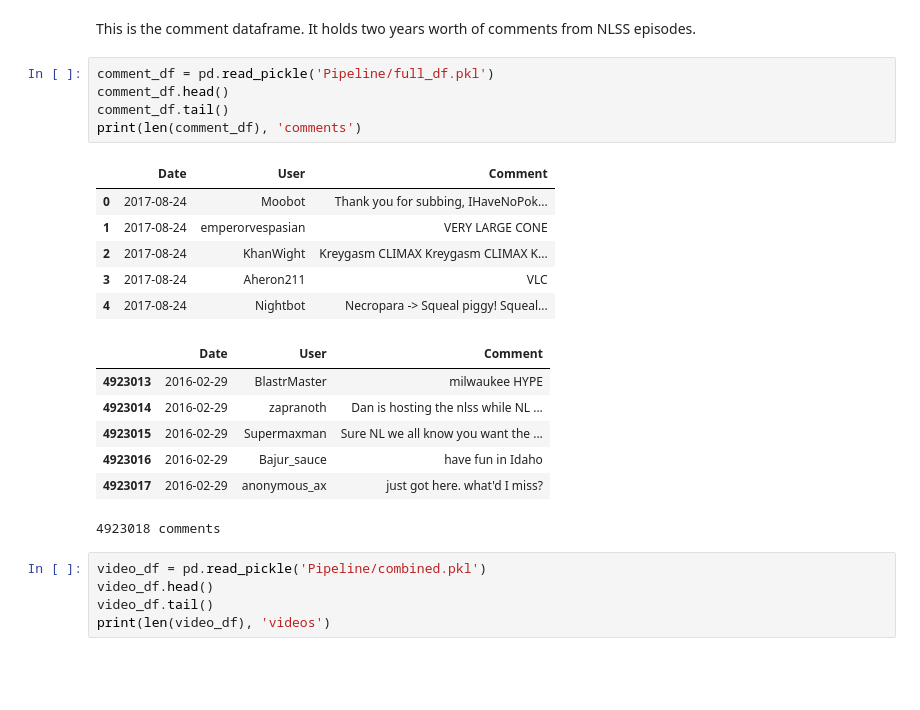
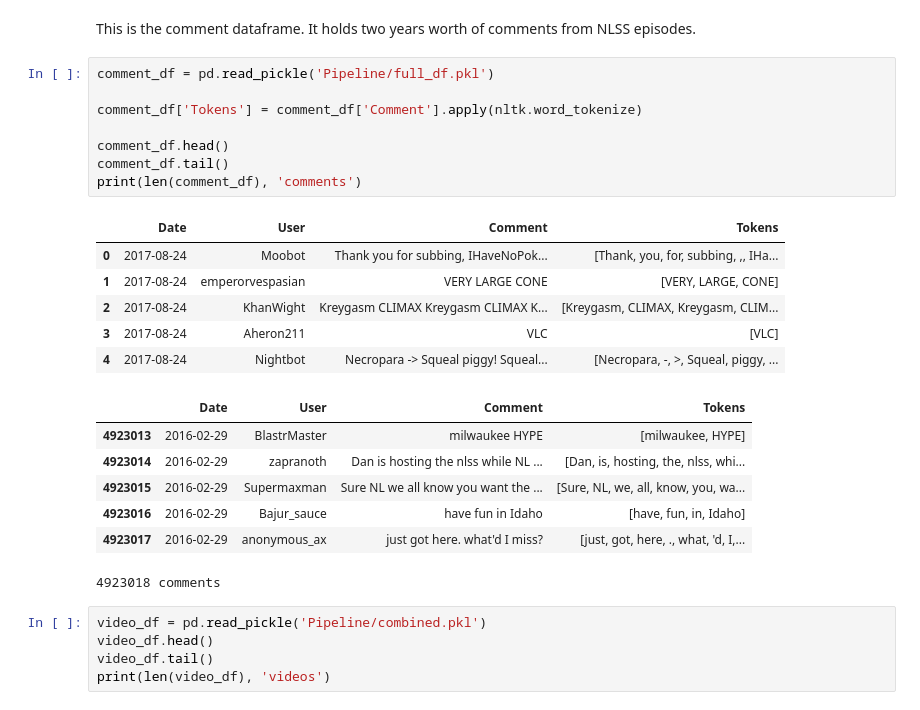
Before and after one commit to Data-Science-for-Linguists/NLSS_Project, a Jupyter notebook: NLSS_V3.ipynb, the cells around one changed output. Cells and saved outputs as stored; diff of their text form; blank space fills up the shorter version.

Commit message:
tokenized

```diff
--- a/NLSS_V3.ipynb
+++ b/NLSS_V3.ipynb
@@ -10,22 +10,25 @@ import numpy as np
 This is the comment dataframe. It holds two years worth of comments from NLSS episodes.
 # %%
 comment_df = pd.read_pickle('Pipeline/full_df.pkl')
+
+comment_df['Tokens'] = comment_df['Comment'].apply(nltk.word_tokenize)
+
 comment_df.head()
 comment_df.tail()
 print(len(comment_df), 'comments')
 # %% [output]
-|  | Date | User | Comment |
-| 0 | 2017-08-24 | Moobot | Thank you for subbing, IHaveNoPok... |
-| 1 | 2017-08-24 | emperorvespasian | VERY LARGE CONE |
-| 2 | 2017-08-24 | KhanWight | Kreygasm CLIMAX Kreygasm CLIMAX K... |
-| 3 | 2017-08-24 | Aheron211 | VLC |
-| 4 | 2017-08-24 | Nightbot | Necropara -> Squeal piggy! Squeal... |
+|  | Date | User | Comment | Tokens |
+| 0 | 2017-08-24 | Moobot | Thank you for subbing, IHaveNoPok... | [Thank, you, for, subbing, ,, IHa... |
+| 1 | 2017-08-24 | emperorvespasian | VERY LARGE CONE | [VERY, LARGE, CONE] |
+| 2 | 2017-08-24 | KhanWight | Kreygasm CLIMAX Kreygasm CLIMAX K... | [Kreygasm, CLIMAX, Kreygasm, CLIM... |
+| 3 | 2017-08-24 | Aheron211 | VLC | [VLC] |
+| 4 | 2017-08-24 | Nightbot | Necropara -> Squeal piggy! Squeal... | [Necropara, -, >, Squeal, piggy, ... |
-|  | Date | User | Comment |
-| 4923013 | 2016-02-29 | BlastrMaster | milwaukee HYPE |
-| 4923014 | 2016-02-29 | zapranoth | Dan is hosting the nlss while NL ... |
-| 4923015 | 2016-02-29 | Supermaxman | Sure NL we all know you want the ... |
-| 4923016 | 2016-02-29 | Bajur_sauce | have fun in Idaho |
-| 4923017 | 2016-02-29 | anonymous_ax | just got here. what'd I miss? |
+|  | Date | User | Comment | Tokens |
+| 4923013 | 2016-02-29 | BlastrMaster | milwaukee HYPE | [milwaukee, HYPE] |
+| 4923014 | 2016-02-29 | zapranoth | Dan is hosting the nlss while NL ... | [Dan, is, hosting, the, nlss, whi... |
+| 4923015 | 2016-02-29 | Supermaxman | Sure NL we all know you want the ... | [Sure, NL, we, all, know, you, wa... |
+| 4923016 | 2016-02-29 | Bajur_sauce | have fun in Idaho | [have, fun, in, Idaho] |
+| 4923017 | 2016-02-29 | anonymous_ax | just got here. what'd I miss? | [just, got, here, ., what, 'd, I,... |
 4923018 comments
 # %%
 video_df = pd.read_pickle('Pipeline/combined.pkl')
```
Also changed, not shown: parts of 2 cells of this notebook.
